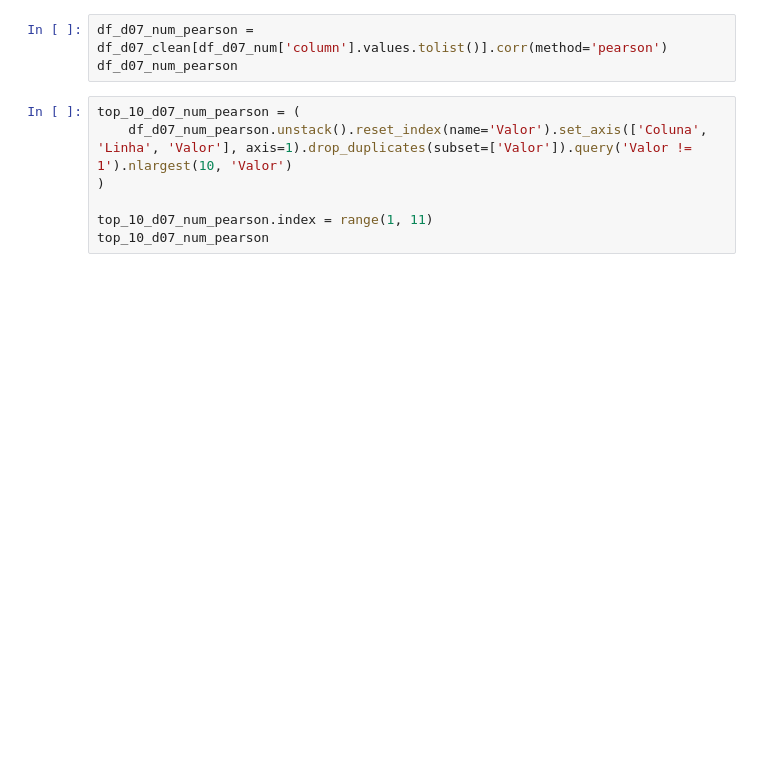
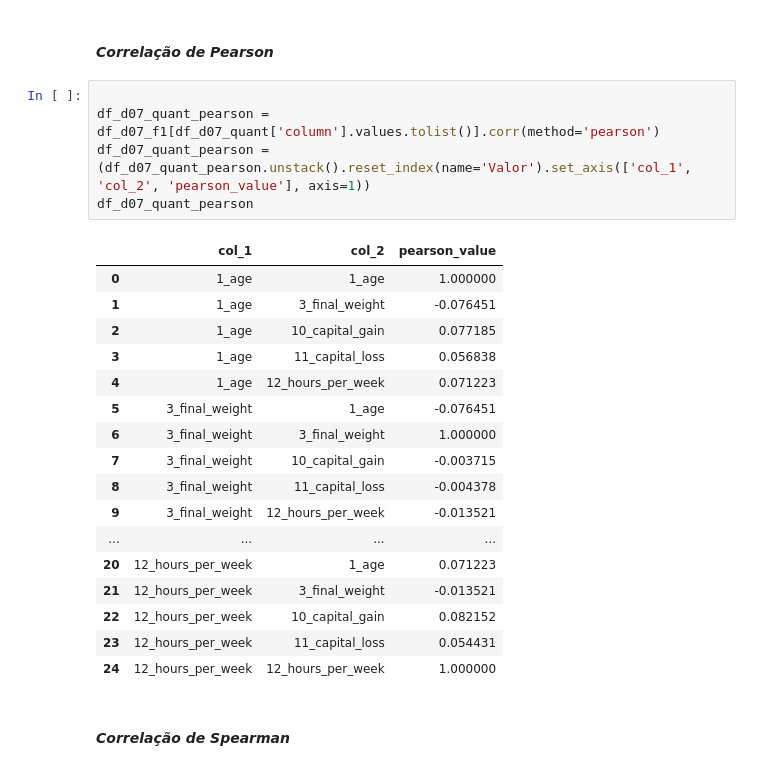
Before and after one commit to OfAndreS/Lumina, a Jupyter notebook: notebooks/D07/D07_F1.ipynb, the cells around one changed output. Saved outputs shown, nothing was run; the diff lists cells and outputs as text; blank space fills up the shorter version.

```diff
--- a/notebooks/D07/D07_F1.ipynb
+++ b/notebooks/D07/D07_F1.ipynb
@@ -12,11 +64,28 @@ df_d07_num
+# %% [markdown]
+#### *Correlação de Pearson*
 # %%
-df_d07_num_pearson = df_d07_clean[df_d07_num['column'].values.tolist()].corr(method='pearson')
-df_d07_num_pearson
+
+df_d07_quant_pearson = df_d07_f1[df_d07_quant['column'].values.tolist()].corr(method='pearson')
+df_d07_quant_pearson = (df_d07_quant_pearson.unstack().reset_index(name='Valor').set_axis(['col_1', 'col_2', 'pearson_value'], axis=1))
+df_d07_quant_pearson
+# %% [output]
+|  | col_1 | col_2 | pearson_value |
+| 0 | 1_age | 1_age | 1.000000 |
+| 1 | 1_age | 3_final_weight | -0.076451 |
+| 2 | 1_age | 10_capital_gain | 0.077185 |
+| 3 | 1_age | 11_capital_loss | 0.056838 |
+| 4 | 1_age | 12_hours_per_week | 0.071223 |
+| 5 | 3_final_weight | 1_age | -0.076451 |
+| 6 | 3_final_weight | 3_final_weight | 1.000000 |
+| 7 | 3_final_weight | 10_capital_gain | -0.003715 |
+| 8 | 3_final_weight | 11_capital_loss | -0.004378 |
+| 9 | 3_final_weight | 12_hours_per_week | -0.013521 |
+| ... | ... | ... | ... |
+| 20 | 12_hours_per_week | 1_age | 0.071223 |
+| 21 | 12_hours_per_week | 3_final_weight | -0.013521 |
+| 22 | 12_hours_per_week | 10_capital_gain | 0.082152 |
+| 23 | 12_hours_per_week | 11_capital_loss | 0.054431 |
+| 24 | 12_hours_per_week | 12_hours_per_week | 1.000000 |
-# %%
-top_10_d07_num_pearson = (
-    df_d07_num_pearson.unstack().reset_index(name='Valor').set_axis(['Coluna', 'Linha', 'Valor'], axis=1).drop_duplicates(subset=['Valor']).query('Valor != 1').nlargest(10, 'Valor')
-)
-
-top_10_d07_num_pearson.index = range(1, 11)
-top_10_d07_num_pearson
+# %% [markdown]
+#### *Correlação de Spearman*
 # %%
```
Also changed, not shown: parts of 24 cells of this notebook, 3 other files.
